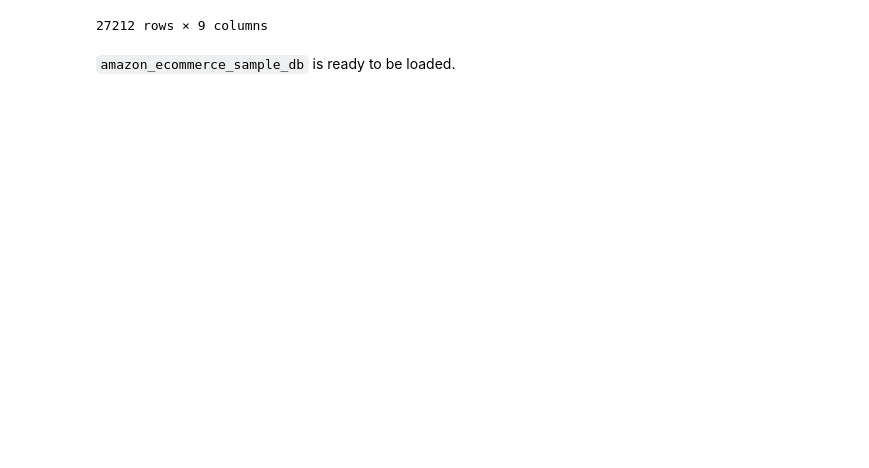
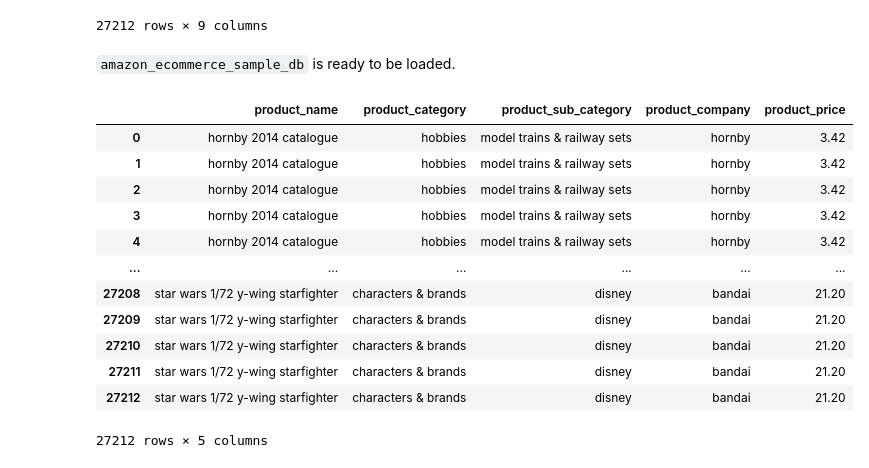
Before and after one commit to AminArshadi/CSI-4142-project, a Jupyter notebook: amazon_ecommerce_sample.ipynb, the cells around one changed output. Drawn from its saved outputs; the diff is of its cells as text; code cells hidden in the pictures; blank space fills up the shorter version.

Commit message:
split df into dimensions

```diff
--- a/amazon_ecommerce_sample.ipynb
+++ b/amazon_ecommerce_sample.ipynb
@@ -405,3 +414,21 @@ amazon_ecommerce_sample_db
 27212 rows × 9 columns
 # %% [markdown]
 `amazon_ecommerce_sample_db` is ready to be loaded.
+# %%
+# Create product dimension
+product_dimension = amazon_ecommerce_sample_db[['product_name', 'product_category', 'product_sub_category', 'product_company', 'product_price']]
+product_dimension
+# %% [output]
+|  | product_name | product_category | product_sub_category | product_company | product_price |
+| 0 | hornby 2014 catalogue | hobbies | model trains & railway sets | hornby | 3.42 |
+| 1 | hornby 2014 catalogue | hobbies | model trains & railway sets | hornby | 3.42 |
+| 2 | hornby 2014 catalogue | hobbies | model trains & railway sets | hornby | 3.42 |
+| 3 | hornby 2014 catalogue | hobbies | model trains & railway sets | hornby | 3.42 |
+| 4 | hornby 2014 catalogue | hobbies | model trains & railway sets | hornby | 3.42 |
+| ... | ... | ... | ... | ... | ... |
+| 27208 | star wars 1/72 y-wing starfighter | characters & brands | disney | bandai | 21.20 |
+| 27209 | star wars 1/72 y-wing starfighter | characters & brands | disney | bandai | 21.20 |
+| 27210 | star wars 1/72 y-wing starfighter | characters & brands | disney | bandai | 21.20 |
+| 27211 | star wars 1/72 y-wing starfighter | characters & brands | disney | bandai | 21.20 |
+| 27212 | star wars 1/72 y-wing starfighter | characters & brands | disney | bandai | 21.20 |
+27212 rows × 5 columns
```
Also changed, not shown: parts of 5 cells of this notebook, 1 other file.
